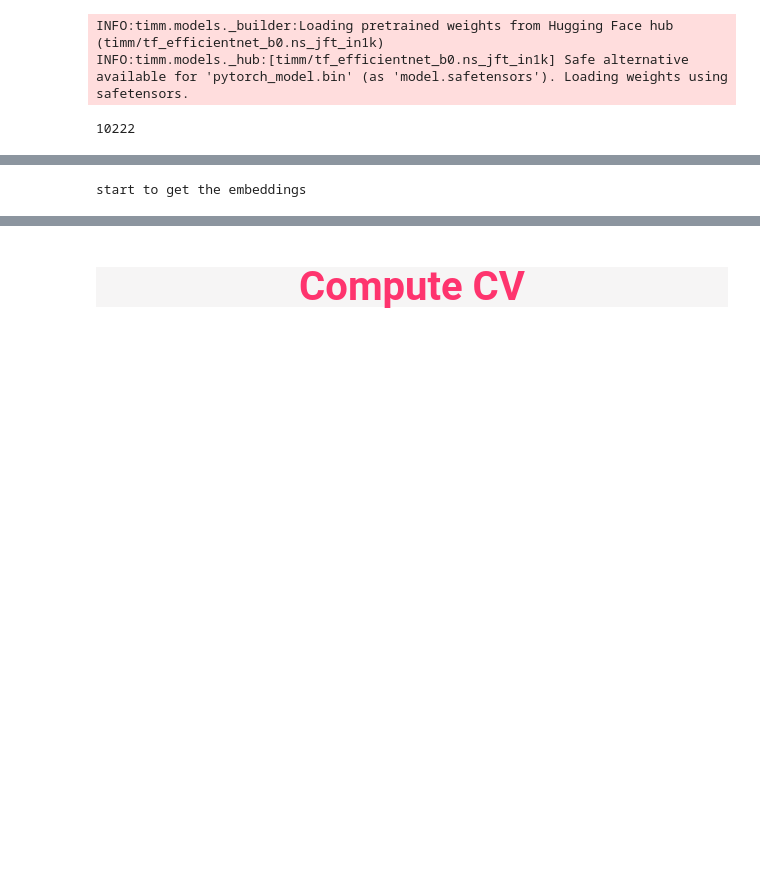
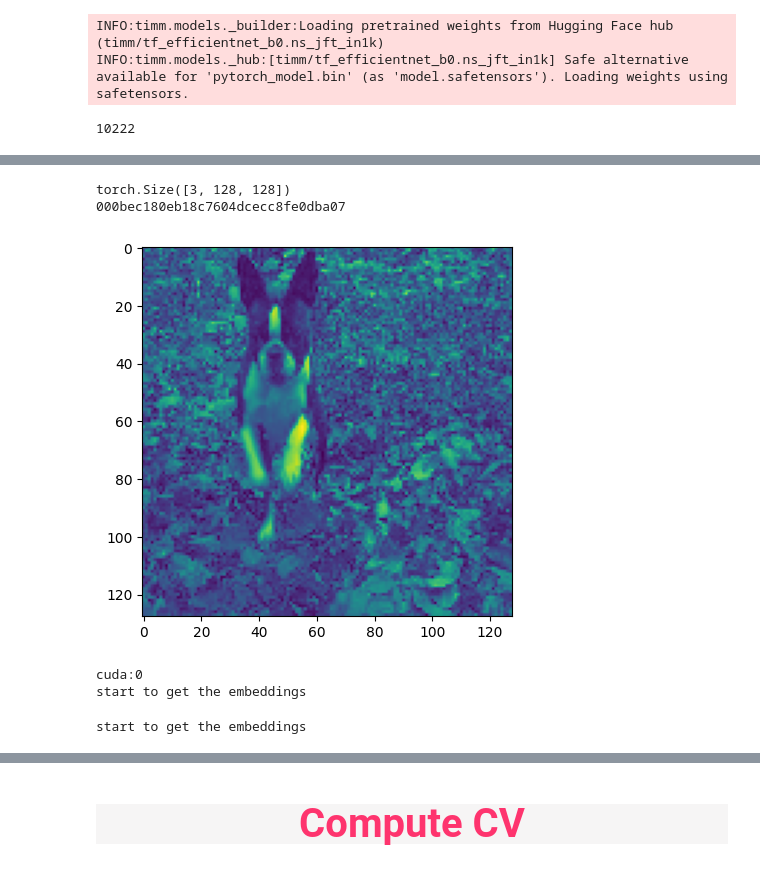
Before and after one commit to CHSTROKIN/Pet-Identification, a Jupyter notebook: faiss-pytorch-inference.ipynb, the cells around one changed output, grey strips where cells are left out. Drawn from its saved outputs; the diff is of its cells as text; code cells hidden in the pictures; blank space fills up the shorter version.

```diff
--- a/faiss-pytorch-inference.ipynb
+++ b/faiss-pytorch-inference.ipynb
@@ -394,0 +398,3 @@ valid_loader = DataLoader(valid_dataset, batch_size=CONFIG['valid_batch_size'],
+# %%
+dic = train_dataset.__getitem__(0)
+print(dic)
@@ -395,8 +419,22 @@ valid_loader = DataLoader(valid_dataset, batch_size=CONFIG['valid_batch_size'],
+# %%
+import matplotlib.pyplot as plt
+imgs = dic['image']
+print(imgs.shape)
+plt.imshow(imgs[2])
+plt.plot()
+print(dic['id'])
+# %% [output]
+torch.Size([3, 128, 128])
+000bec180eb18c7604dcecc8fe0dba07
+[figure, added]
 # %%
+print(CONFIG['device'])
 train_embeds, train_labels, train_ids = get_embeddings(model, train_loader, CONFIG['device'])
 valid_embeds, valid_labels, valid_ids = get_embeddings(model, valid_loader, CONFIG['device'])
 # %% [output]
+cuda:0
 start to get the embeddings
+start to get the embeddings
 # %%
 train_embeds = normalize(train_embeds, axis=1, norm='l2')
 valid_embeds = normalize(valid_embeds, axis=1, norm='l2')
```
Also changed, not shown: parts of 20 cells of this notebook, 1 other file.
